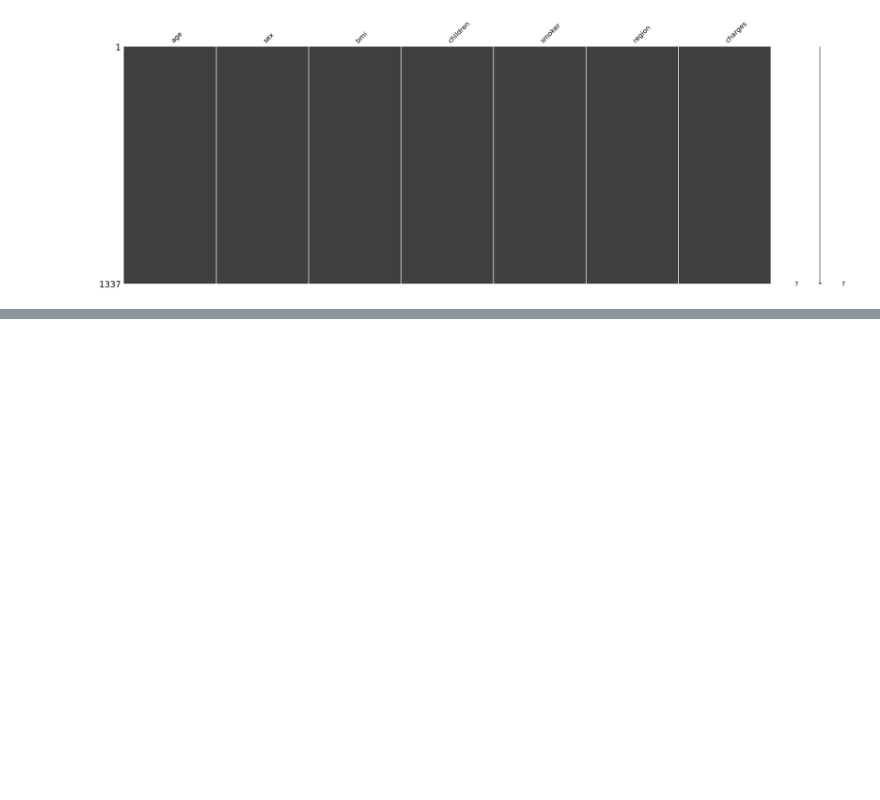
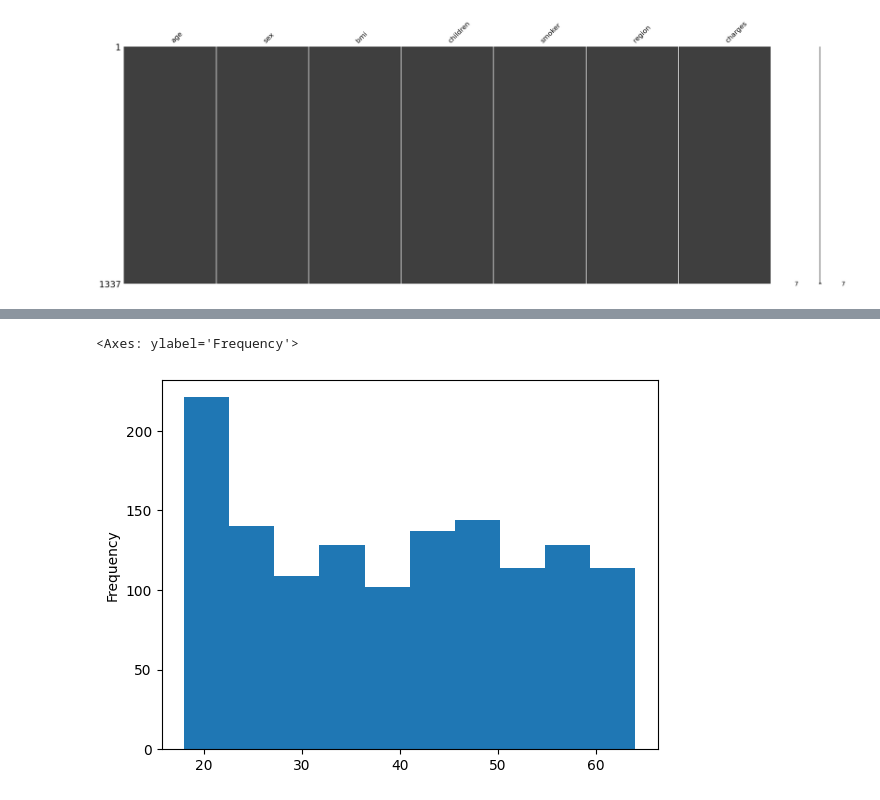
Before and after one commit to yunyun3599/MLStudy, a Jupyter notebook: Data_Anaylsis_And_Machine_Learning/02_insurance_fee_prediction/insurance_fee_prediction.ipynb, the cells around one changed output, grey strips where cells are left out. Saved outputs shown, nothing was run; the diff lists cells and outputs as text; code cells hidden in the pictures; blank space fills up the shorter version.

```diff
--- a/Data_Anaylsis_And_Machine_Learning/02_insurance_fee_prediction/insurance_fee_prediction.ipynb
+++ b/Data_Anaylsis_And_Machine_Learning/02_insurance_fee_prediction/insurance_fee_prediction.ipynb
@@ -343,0 +357,6 @@ dtype: int64
+# %%
+# 데이터 개별 컬럼 히스토그램으로 확인
+data.age.plot.hist()
+# %% [output]
+<Axes: ylabel='Frequency'>
+[figure, added]
```
Also changed, not shown: parts of 16 cells of this notebook.
